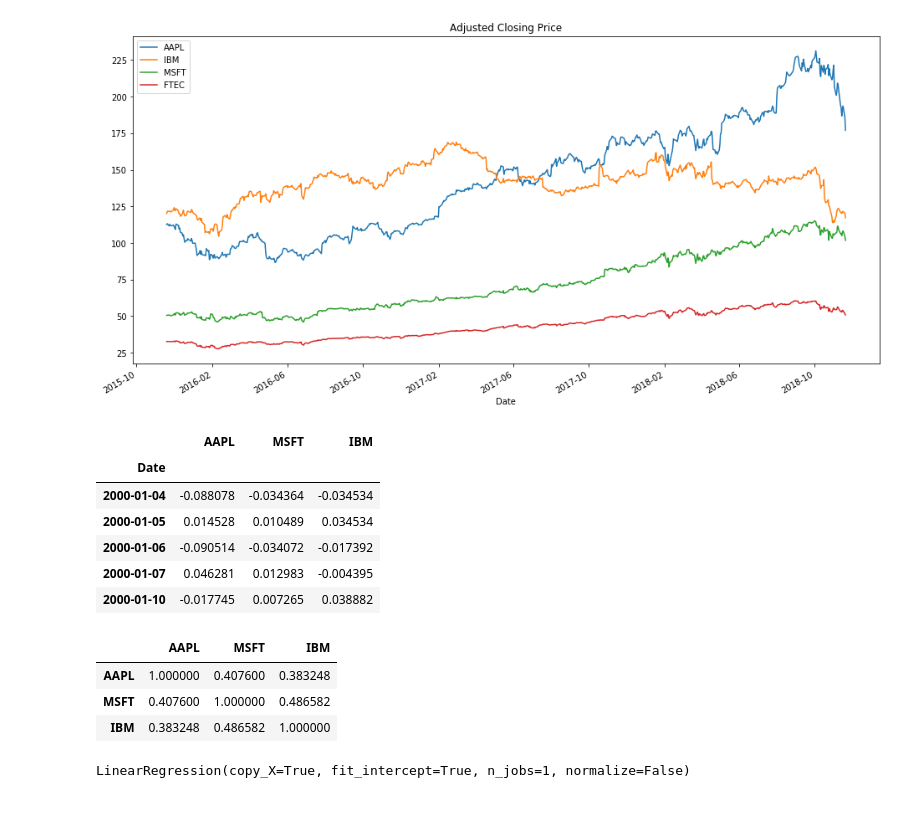
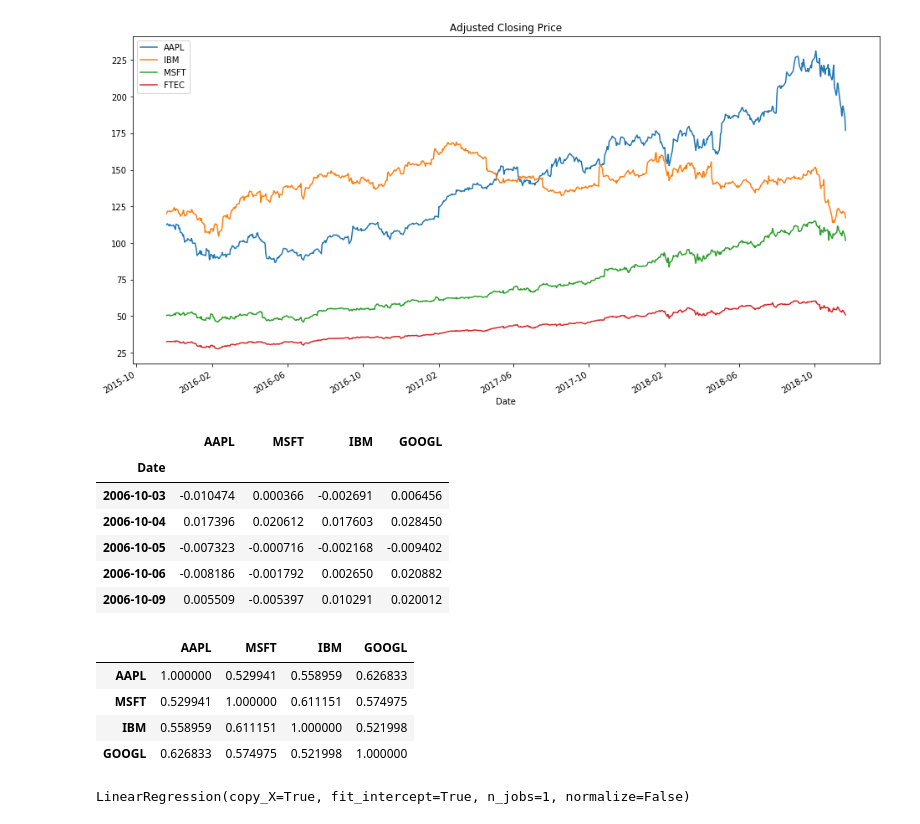
Before and after one commit to it2278/Stock_Analysis_TFA, a Jupyter notebook: master_file.ipynb, the cells around one changed output. Cells and saved outputs as stored; diff of their text form; code cells hidden in the pictures.

```diff
--- a/master_file.ipynb
+++ b/master_file.ipynb
@@ -1,10 +7,5 @@
 # %%
-#Ishan- Importing the data.
-import pandas as pd
-import numpy as np
-import datetime
-import matplotlib.pyplot as plt
-
+#Importing the required data
 from pandas_datareader import data as pdr
 import fix_yahoo_finance
 
@@ -14,15 +15,7 @@ def get(tickers, startdate, enddate):
     datas = map (data, tickers)
     return(pd.concat(datas, keys=tickers, names=['Ticker', 'Date']))
 
-tickers = ['AAPL', 'MSFT', 'IBM']
-all_data = get(tickers, datetime.datetime(2000, 1, 1),datetime.datetime.today())
+tickers = ['AAPL', 'MSFT', 'IBM', 'GOOGL']
+all_data = get(tickers, datetime.datetime(2006, 10, 1), datetime.datetime(2012, 1, 1))
 all_data.head()
-
-daily_close_px = all_data[['Adj Close']].reset_index().pivot('Date', 'Ticker', 'Adj Close')
-
-# Calculate the daily percentage change for `daily_close_px`
-daily_pct_change = daily_close_px.pct_change()
-
-# Plot the distributions
-daily_pct_change.hist(bins=50, sharex=True, figsize=(12,8))
 # %% [output]
@@ -149,44 +211,47 @@ print (str(round(port_variance, 4) * 100) + '%')  # Just converting the variance
 port_volatility = np.sqrt(np.dot(weights.T, np.dot(cov_matrix_a, weights)))
 print(str(round(port_volatility, 4) * 100) + '%')
 # %%
-
+#Ishan
 
 # Isolate the adjusted closing price
 all_adj_close = all_data[['Adj Close']]
 
 # Calculate the returns
 all_returns = np.log(all_adj_close / all_adj_close.shift(1))
 
 # Isolate the AAPL returns
 aapl_returns = all_returns.iloc[all_returns.index.get_level_values('Ticker') == 'AAPL']
 aapl_returns.index = aapl_returns.index.droplevel('Ticker')
 
 # Isolate the MSFT returns
 msft_returns = all_returns.iloc[all_returns.index.get_level_values('Ticker') == 'MSFT']
 msft_returns.index = msft_returns.index.droplevel('Ticker')
 
 # Isolate the IBM returns
 ibm_returns = all_returns.iloc[all_returns.index.get_level_values('Ticker') == 'IBM']
 ibm_returns.index = ibm_returns.index.droplevel('Ticker')
 
+googl_returns = all_returns.iloc[all_returns.index.get_level_values('Ticker') == 'GOOGL']
+googl_returns.index = googl_returns.index.droplevel('Ticker')
 
 # Build up a new DataFrame with AAPL and MSFT returns
-return_data = pd.concat([aapl_returns, msft_returns,ibm_returns], axis=1)[1:]
-return_data.columns = ['AAPL', 'MSFT','IBM']
+return_data = pd.concat([aapl_returns, msft_returns,ibm_returns,googl_returns], axis=1)[1:]
+return_data.columns = ['AAPL', 'MSFT','IBM','GOOGL']
 return_data.head()
 # %% [output]
-|  | AAPL | MSFT | IBM |
-| Date |  |  |  |
-| 2000-01-04 | -0.088078 | -0.034364 | -0.034534 |
-| 2000-01-05 | 0.014528 | 0.010489 | 0.034534 |
-| 2000-01-06 | -0.090514 | -0.034072 | -0.017392 |
-| 2000-01-07 | 0.046281 | 0.012983 | -0.004395 |
-| 2000-01-10 | -0.017745 | 0.007265 | 0.038882 |
+|  | AAPL | MSFT | IBM | GOOGL |
+| Date |  |  |  |  |
+| 2006-10-03 | -0.010474 | 0.000366 | -0.002691 | 0.006456 |
+| 2006-10-04 | 0.017396 | 0.020612 | 0.017603 | 0.028450 |
+| 2006-10-05 | -0.007323 | -0.000716 | -0.002168 | -0.009402 |
+| 2006-10-06 | -0.008186 | -0.001792 | 0.002650 | 0.020882 |
+| 2006-10-09 | 0.005509 | -0.005397 | 0.010291 | 0.020012 |
 # %%
 return_data.corr()
 # %% [output]
-|  | AAPL | MSFT | IBM |
-| AAPL | 1.000000 | 0.407600 | 0.383248 |
-| MSFT | 0.407600 | 1.000000 | 0.486582 |
-| IBM | 0.383248 | 0.486582 | 1.000000 |
+|  | AAPL | MSFT | IBM | GOOGL |
+| AAPL | 1.000000 | 0.529941 | 0.558959 | 0.626833 |
+| MSFT | 0.529941 | 1.000000 | 0.611151 | 0.574975 |
+| IBM | 0.558959 | 0.611151 | 1.000000 | 0.521998 |
+| GOOGL | 0.626833 | 0.574975 | 0.521998 | 1.000000 |
 # %%
```
Also changed, not shown: parts of 10 cells of this notebook.
